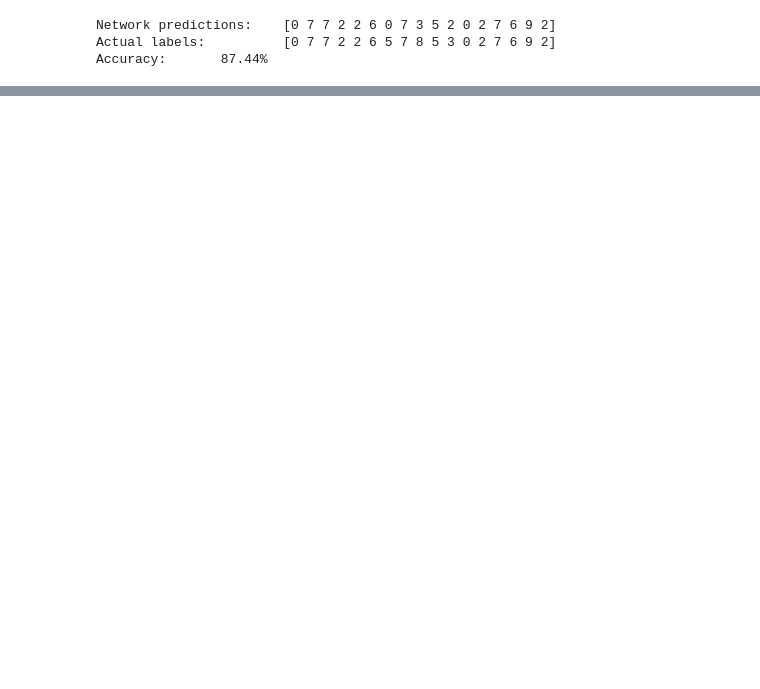
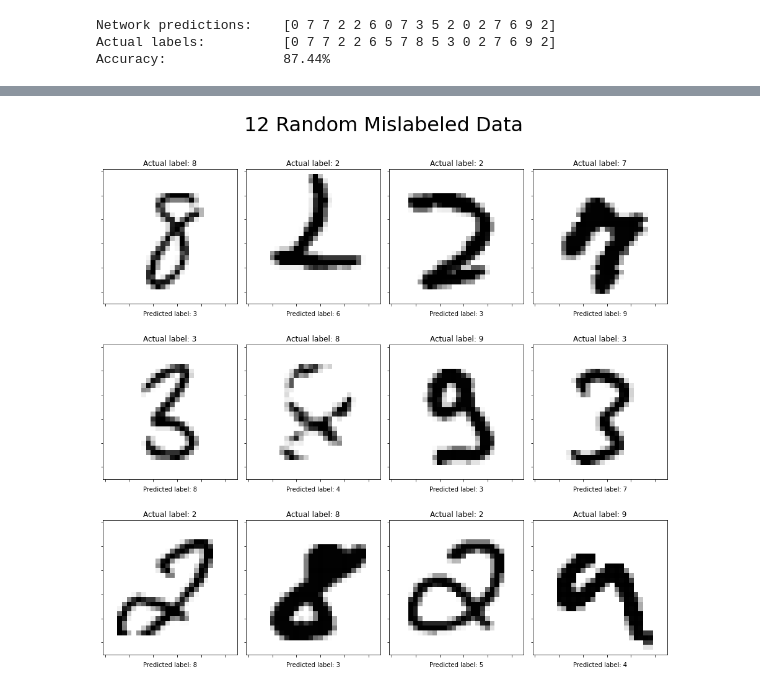
Before and after one commit to Ali13798/CSC535_Group_Fall2021, a Jupyter notebook: Neural_Network.ipynb, the cells around one changed output, grey strips where cells are left out. Cells and saved outputs as stored; diff of their text form; code cells hidden in the pictures; blank space fills up the shorter version.

```diff
--- a/Neural_Network.ipynb
+++ b/Neural_Network.ipynb
@@ -123,0 +172,7 @@ for i, ix in enumerate(random_mislabeled_data):
+# %%
+# Select how many random mislabeled data to be displayed.
+# Must be divisible by 4.
+num_to_display = 12
+display_sample(errorIndices, f"{num_to_display} Random Mislabeled Data", num_to_display=num_to_display)
+# %% [output]
+[figure, added]
```
Also changed, not shown: parts of 6 cells of this notebook, 2 other files.
